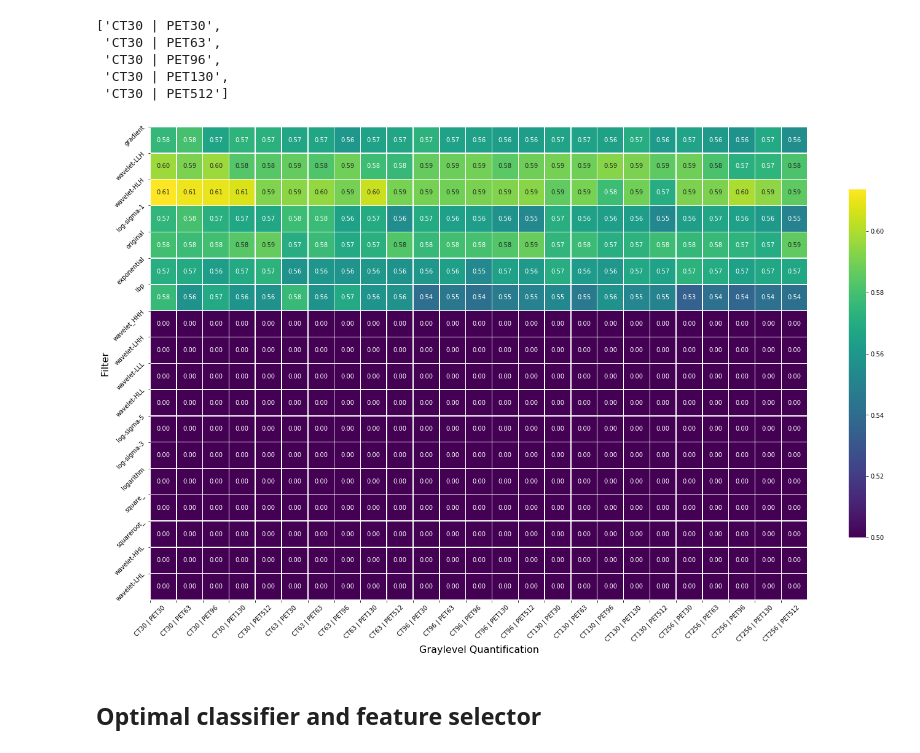
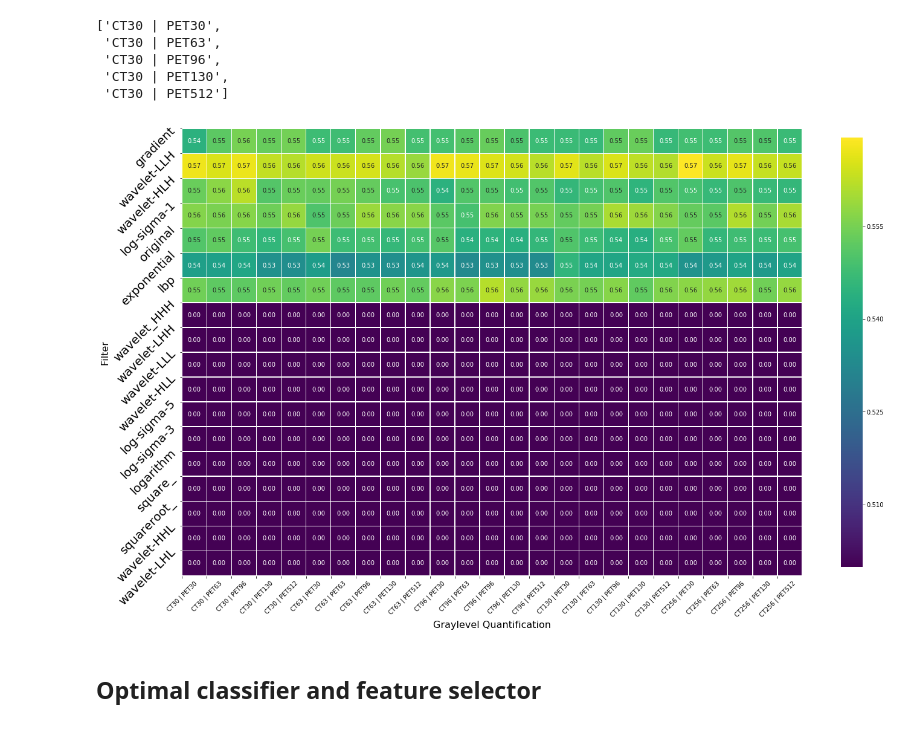
Before and after one commit to GSEL9/head-and-neck, a Jupyter notebook: ipynbs/results_exploration.ipynb, the cells around one changed output. Saved outputs shown, nothing was run; the diff lists cells and outputs as text; code cells hidden in the pictures.

Commit message:
Preping comparison experiments

```diff
--- a/ipynbs/results_exploration.ipynb
+++ b/ipynbs/results_exploration.ipynb
@@ -17,7 +17,7 @@ from mpl_toolkits.mplot3d import axes3d
 %matplotlib inline
 # %%
 ref_feature_dir = './../../data/to_analysis'
-ref_results_dir = './../../data/outputs/model_comparison'
+ref_results_dir = './../../data/outputs/model_comparison_pfs'
 # %%
 filter_cats = [
     label for label in os.listdir(ref_feature_dir)
@@ -74,30 +92,32 @@ discr_labels[:5]
 # %%
 plt.figure(figsize=(20, 20))
 ax = sns.heatmap(
     img_prep_results,
     vmin=0.5, #np.min(img_prep_results),
     vmax=np.max(img_prep_results),
     cmap=plt.cm.viridis,
     annot=True, fmt = '.2f', square=1, linewidth=.5, cbar=True,
     cbar_kws={'shrink': 0.5},
     #annot_kws={'size': 10}
 )
 #plt.axis('off')
 plt.ylabel('Filter', fontsize=16)
 plt.xlabel('Graylevel Quantification', fontsize=16)
 
 plt.yticks(
-    np.arange(len(results.keys())), results.keys(), rotation='45'
+    np.arange(len(results.keys())), results.keys(),
+    rotation='45', fontsize=20
 )
 plt.xticks(
-    np.arange(np.size(discr_labels)), discr_labels, rotation='45'
+    np.arange(np.size(discr_labels)), discr_labels,
+    rotation='45', fontsize=20
 )
 for num, value in enumerate(ax.texts):
     #value.set_text('{} +/- {}'.format(value.get_text(), std_labels.ravel()[num]))
     value.set_text('{}'.format(value.get_text()))
 plt.tight_layout()
 # %% [output]
-[figure, old version]
+[figure, new version]
 # %% [markdown]
 ## Optimal classifier and feature selector
 # %%
```
Also changed, not shown: parts of 16 cells of this notebook, 15 other files.
